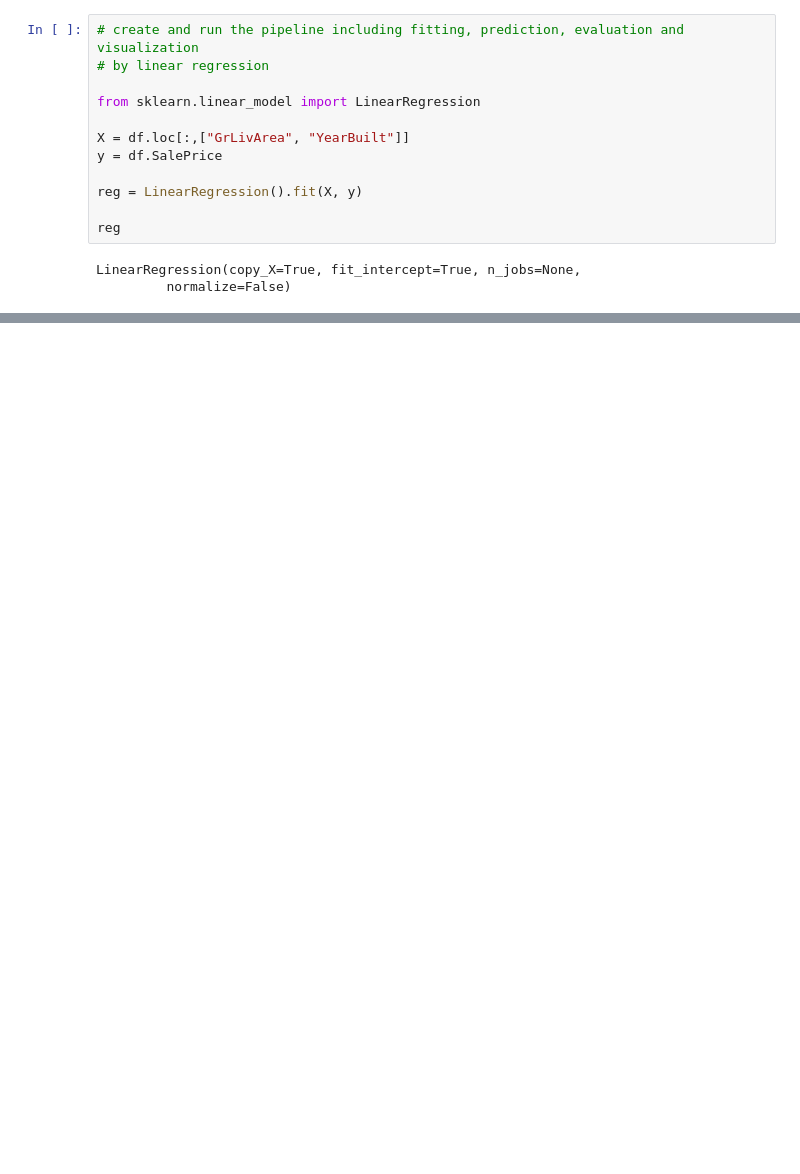
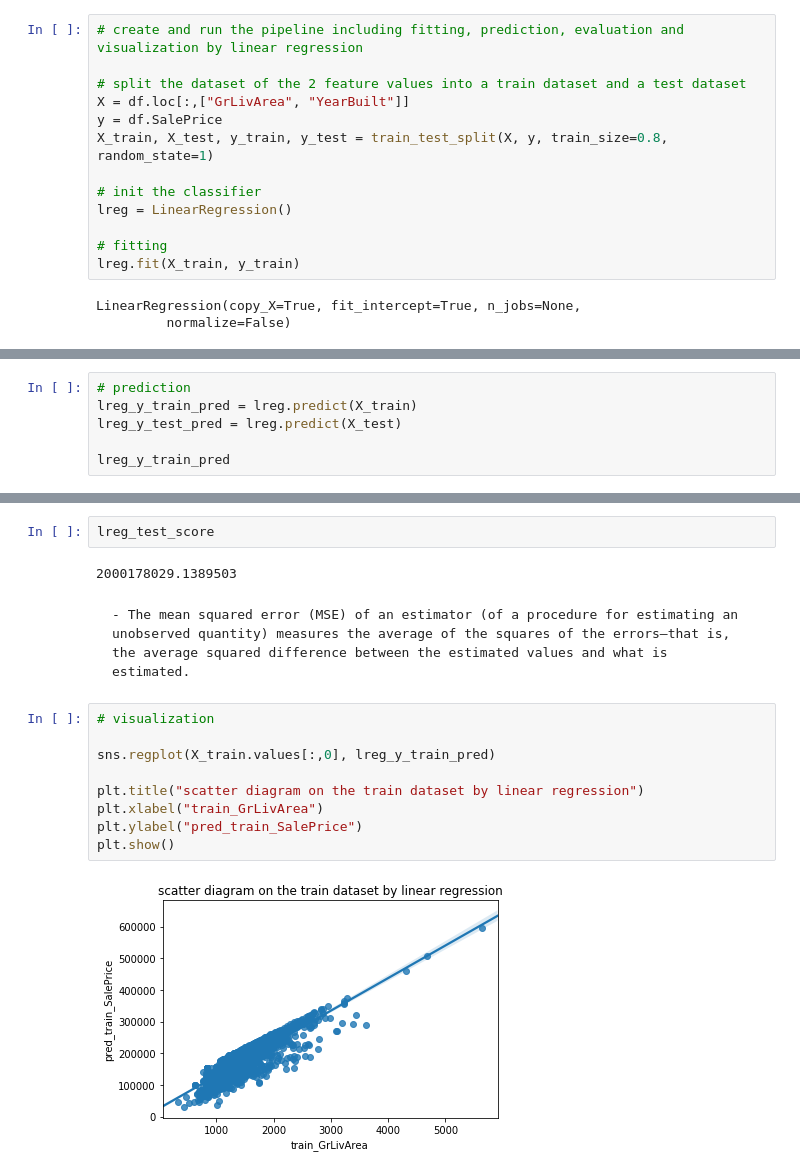
Before and after one commit to egupiii/dic_ml, a Jupyter notebook: week4/week4-work2.ipynb, the cells around one changed output, grey strips where cells are left out. Saved outputs shown, nothing was run; the diff lists cells and outputs as text; blank space fills up the shorter version.

```diff
--- a/week4/week4-work2.ipynb
+++ b/week4/week4-work2.ipynb
@@ -169,17 +176,18 @@ dtype: int64
 # %% [markdown]
 ## [Task 2] Pipeline of Regression Analysis
 # %%
-# create and run the pipeline including fitting, prediction, evaluation and visualization
-# by linear regression
+# create and run the pipeline including fitting, prediction, evaluation and visualization by linear regression
 
-from sklearn.linear_model import LinearRegression
-
+# split the dataset of the 2 feature values into a train dataset and a test dataset
 X = df.loc[:,["GrLivArea", "YearBuilt"]]
 y = df.SalePrice
+X_train, X_test, y_train, y_test = train_test_split(X, y, train_size=0.8, random_state=1)
 
-reg = LinearRegression().fit(X, y)
+# init the classifier
+lreg = LinearRegression()
 
-reg
+# fitting
+lreg.fit(X_train, y_train)
 # %% [output]
 LinearRegression(copy_X=True, fit_intercept=True, n_jobs=None,
          normalize=False)
@@ -190,0 +194,6 @@ array([232622.20382914, 161748.95310014, 237763.19633558, ...,
+# %%
+# prediction
+lreg_y_train_pred = lreg.predict(X_train)
+lreg_y_test_pred = lreg.predict(X_test)
+
+lreg_y_train_pred
@@ -190,0 +231,18 @@ array([232622.20382914, 161748.95310014, 237763.19633558, ...,
+# %%
+lreg_test_score
+# %% [output]
+2000178029.1389503
+# %% [markdown]
+    - The mean squared error (MSE) of an estimator (of a procedure for estimating an unobserved quantity) measures the average of the squares of the errors—that is, the average squared difference between the estimated values and what is
+    estimated.
+# %%
+# visualization
+
+sns.regplot(X_train.values[:,0], lreg_y_train_pred)
+
+plt.title("scatter diagram on the train dataset by linear regression")
+plt.xlabel("train_GrLivArea")
+plt.ylabel("pred_train_SalePrice")
+plt.show()
+# %% [output]
+[figure, added]
```
Also changed, not shown: parts of 44 cells of this notebook.
